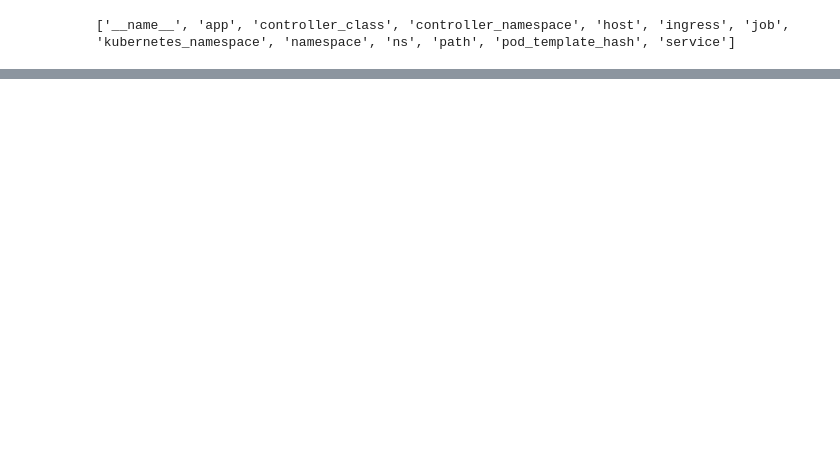
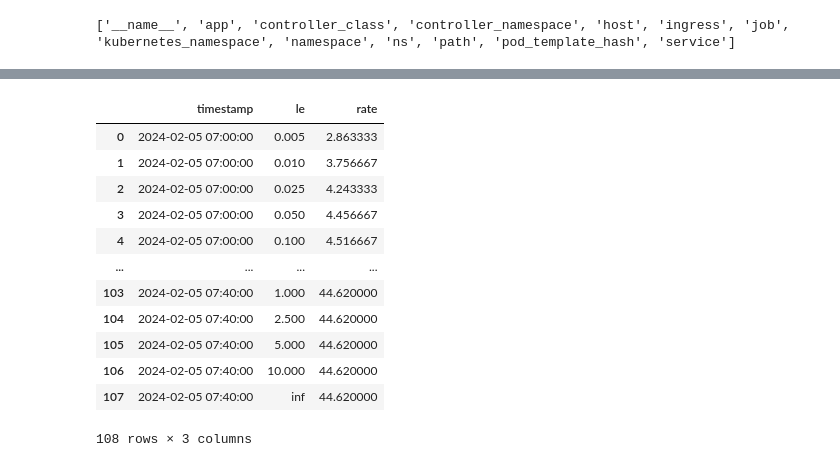
Before and after one commit to vuvietnguyenit/data_analystic, a Jupyter notebook: notebooks/process_prom_format.ipynb, the cells around one changed output, grey strips where cells are left out. Drawn from its saved outputs; the diff is of its cells as text; code cells hidden in the pictures; blank space fills up the shorter version.

Commit message:
calculate df sum rate

```diff
--- a/notebooks/process_prom_format.ipynb
+++ b/notebooks/process_prom_format.ipynb
@@ -119,3 +119,20 @@ df_result.head(5)
 | 2 | 2024-02-05 07:10:00 | ingress-nginx-controller-browser-... | 172.16.16.96:10254 | br-ingress2v.itim.vn | ingress-nginx-controller-browser-... | 0.005 | DELETE | 308 | ... |
 | 3 | 2024-02-05 07:15:00 | ingress-nginx-controller-browser-... | 172.16.16.96:10254 | br-ingress2v.itim.vn | ingress-nginx-controller-browser-... | 0.005 | DELETE | 308 | ... |
 | 4 | 2024-02-05 07:20:00 | ingress-nginx-controller-browser-... | 172.16.16.96:10254 | br-ingress2v.itim.vn | ingress-nginx-controller-browser-... | 0.005 | DELETE | 308 | ... |
+# %%
+df_sum_rate = df_result.groupby(['timestamp', 'le'])[['rate']].sum().reset_index()
+df_sum_rate
+# %% [output]
+|  | timestamp | le | rate |
+| 0 | 2024-02-05 07:00:00 | 0.005 | 2.863333 |
+| 1 | 2024-02-05 07:00:00 | 0.010 | 3.756667 |
+| 2 | 2024-02-05 07:00:00 | 0.025 | 4.243333 |
+| 3 | 2024-02-05 07:00:00 | 0.050 | 4.456667 |
+| 4 | 2024-02-05 07:00:00 | 0.100 | 4.516667 |
+| ... | ... | ... | ... |
+| 103 | 2024-02-05 07:40:00 | 1.000 | 44.620000 |
+| 104 | 2024-02-05 07:40:00 | 2.500 | 44.620000 |
+| 105 | 2024-02-05 07:40:00 | 5.000 | 44.620000 |
+| 106 | 2024-02-05 07:40:00 | 10.000 | 44.620000 |
+| 107 | 2024-02-05 07:40:00 | inf | 44.620000 |
+108 rows × 3 columns
```
